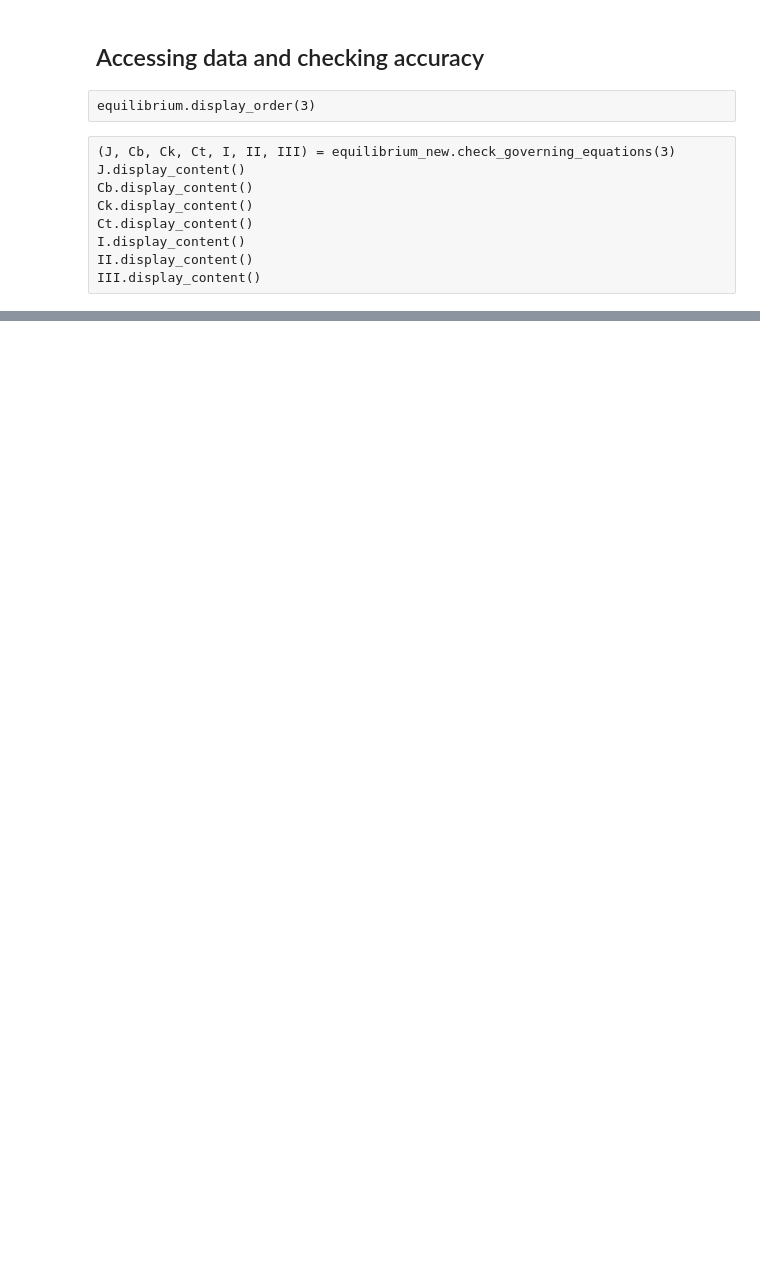
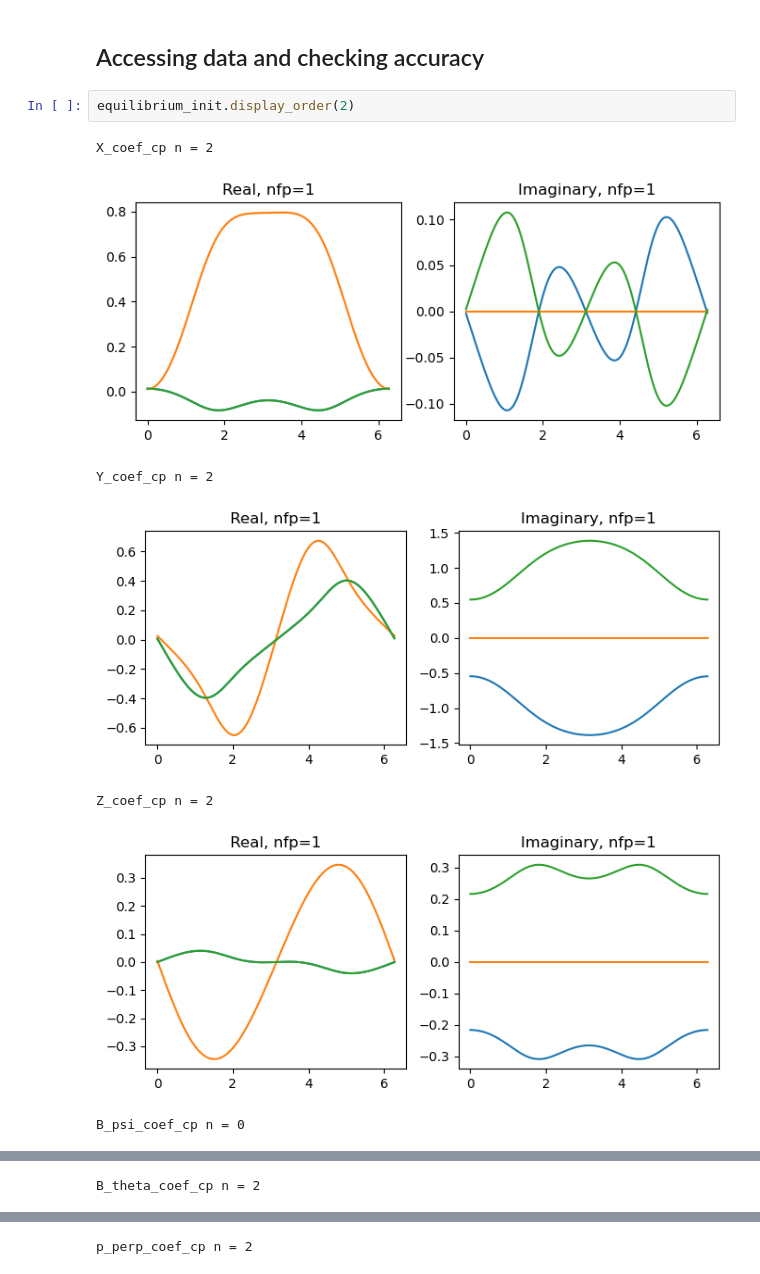
Before and after one commit to lankef/pyAQSC, a Jupyter notebook: examples/Iteration full.ipynb, the cells around one changed output, grey strips where cells are left out. Drawn from its saved outputs; the diff is of its cells as text; blank space fills up the shorter version.

```diff
--- a/examples/Iteration full.ipynb
+++ b/examples/Iteration full.ipynb
@@ -124,13 +106,12 @@ Done
 # %% [markdown]
 ## Accessing data and checking accuracy
-# %% [raw]
-equilibrium.display_order(3)
-# %% [raw]
-(J, Cb, Ck, Ct, I, II, III) = equilibrium_new.check_governing_equations(3)
-J.display_content()
-Cb.display_content()
-Ck.display_content()
-Ct.display_content()
-I.display_content()
-II.display_content()
-III.display_content()
+# %%
+equilibrium_init.display_order(2)
+# %% [output]
+X_coef_cp n = 2
+[figure, added]
+Y_coef_cp n = 2
+[figure, added]
+Z_coef_cp n = 2
+[figure, added]
+B_psi_coef_cp n = 0
@@ -136,0 +119 @@ III.display_content()
+B_theta_coef_cp n = 2
@@ -136,0 +121 @@ III.display_content()
+p_perp_coef_cp n = 2
```
Also changed, not shown: parts of 11 cells of this notebook, 10 other files.
